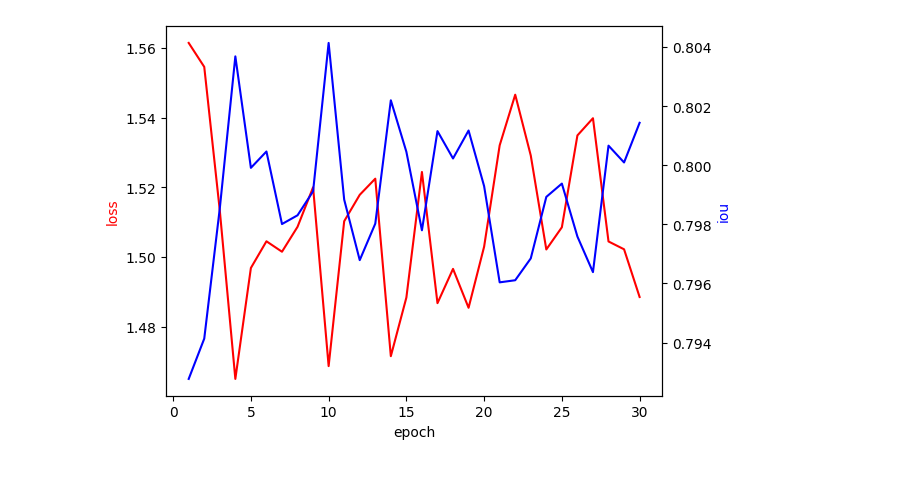
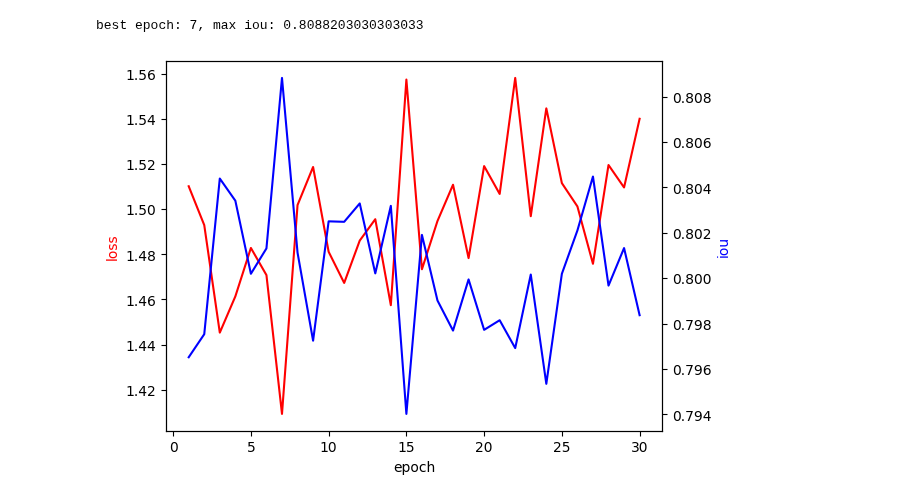
Before and after one commit to Leezed525/pytorch_cv_base, a Jupyter notebook: visualization/loss_visualization.ipynb, the cells around one changed output. Saved outputs shown, nothing was run; the diff lists cells and outputs as text; code cells hidden in the pictures.

```diff
--- a/visualization/loss_visualization.ipynb
+++ b/visualization/loss_visualization.ipynb
@@ -53,49 +53,65 @@ def read_loss_file(file_path, mode='train'):
 # loss_file_path = '/home/lzd/workspace/LeeNet/logs/LeeNet_plScore_RMT_CENTER_no_down/result.log'
 # loss_file_path = '/home/lzd/workspace/LeeNet/logs/LeeNet_plScore_RMT_mix_CENTER/result.log'
 # loss_file_path = '/home/lzd/workspace/LeeNet/logs/LeeNet_plScore_RMT_sigma_CENTER/result.log'
+
+
 # loss_file_path = '/home/lzd/workspace/LeeNet/logs/LeeNet_plScore_OS_sigma_CENTER/result.log'
 
 
 # loss_file_path = '/home/lzd/workspace/LeeNet/logs/LeeNet_plScore_OS_sigma_RGBT/result.log'
+# loss_file_path = '/home/lzd/workspace/LeeNet/logs/LeeNet_plScore_OS_sigma_RGBT/result_2path_4score.log'
 # loss_file_path = '/home/lzd/workspace/LeeNet/logs/LeeNet_plScore_OS_sigma_RGBT/result_20240715sota.log'
 # loss_file_path = '/home/lzd/workspace/LeeNet/logs/LeeNet_plScore_OS_sigma_RGBT/result_2path_adapter_dropkey.log'
 
-loss_file_path = '/home/lzd/workspace/LeeNet/logs/LeeNet_plScore_OS_sigma_RGBD/result.log'
+# loss_file_path = '/home/lzd/workspace/LeeNet/logs/LeeNet_plScore_OS_sigma_RGBD/result.log'
 # loss_file_path = '/home/lzd/workspace/LeeNet/logs/LeeNet_plScore_OS_sigma_RGBD/result_2path_adapter_dropkey.log'
 
-# loss_file_path = '/home/lzd/workspace/LeeNet/logs/LeeNet_plScore_OS_sigma_RGBE/result.log'
+loss_file_path = '/home/lzd/workspace/LeeNet/logs/LeeNet_plScore_OS_sigma_RGBE/result.log'
+# loss_file_path = '/home/lzd/workspace/LeeNet/logs/LeeNet_plScore_OS_sigma_RGBE/result_2path_4score.log'
+# loss_file_path = '/home/lzd/workspace/LeeNet/logs/LeeNet_plScore_OS_sigma_RGBE/result_3path_4score_no_norm.log'
+# loss_file_path = '/home/lzd/workspace/LeeNet/logs/LeeNet_plScore_OS_sigma_RGBE/result_3path_4score_modal_norm.log'
 
+mode = 1  # 0: train, 1: val
 start_epoch = 0
 end_epoch = 0
-mode = 1  # 0: train, 1: val
 info = read_loss_file(loss_file_path, mode='train' if mode == 0 else 'val')
 # 画图
 loss_list = []
 iou_list = []
+
+max_iou = 0
+best_epoch = 0
 
 for epoch, loss_iou in info.items():
     num = 0
     loss_sum = 0
     iou_sum = 0
     for loss, iou in loss_iou:
         num += 1
         loss_sum += loss
         iou_sum += iou
+    avg_loss = loss_sum / num
+    avg_iou = iou_sum / num
+    if avg_iou > max_iou:
+        max_iou = avg_iou
+        best_epoch = epoch
     loss_list.append(loss_sum / num)
     iou_list.append(iou_sum / num)
 end_epoch = len(loss_list) if end_epoch == 0 else end_epoch
 loss_list, iou_list = loss_list[start_epoch:end_epoch], iou_list[start_epoch:end_epoch]
+
+print(f"best epoch: {best_epoch}, max iou: {max_iou}")
 
 # 放大画布
 # 分两个画布绘制
 fig, ax1 = plt.subplots()
 ax2 = ax1.twinx()
 ax1.plot(range(start_epoch + 1, end_epoch + 1), loss_list, 'r-')
 ax2.plot(range(start_epoch + 1, end_epoch + 1), iou_list, 'b-')
 ax1.set_xlabel('epoch')
-
 ax1.set_ylabel('loss', color='r')
 ax2.set_ylabel('iou', color='b')
 plt.show()
 # %% [output]
+best epoch: 7, max iou: 0.8088203030303033
-[figure, old version]
+[figure, new version]
```
Also changed, not shown: 14 other files.
